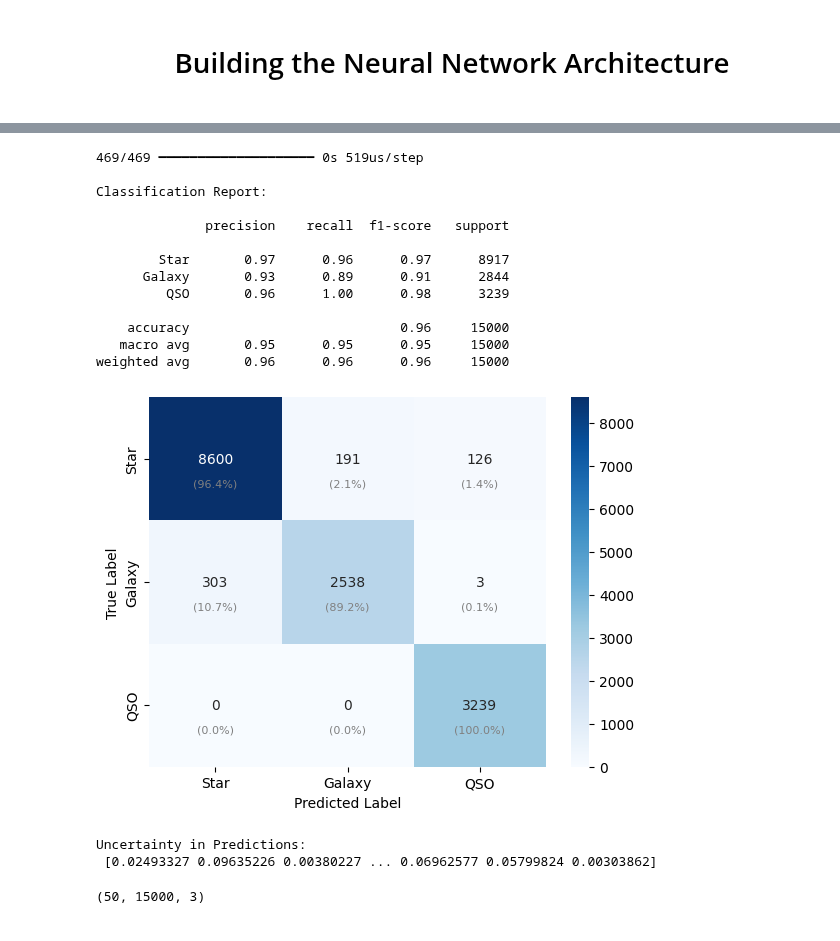
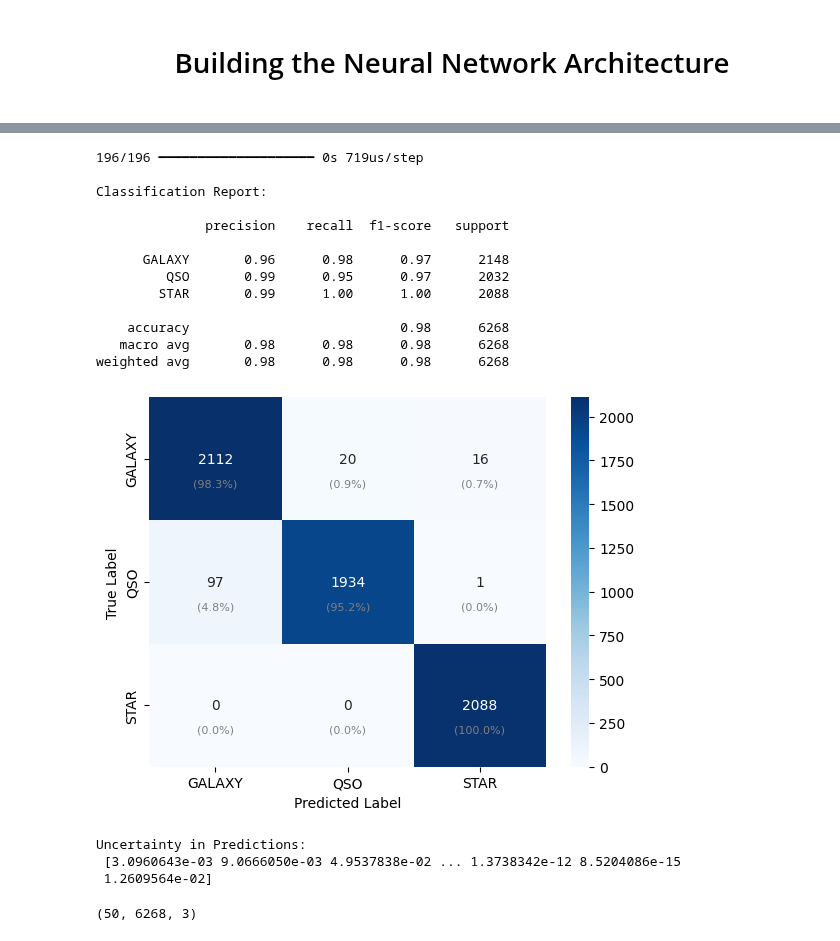
Before and after one commit to Mortti11/Deep_Learning, a Jupyter notebook: classification/keras.ipynb, the cells around one changed output, grey strips where cells are left out. Saved outputs shown, nothing was run; the diff lists cells and outputs as text; code cells hidden in the pictures.

```diff
--- a/classification/keras.ipynb
+++ b/classification/keras.ipynb
@@ -58,0 +64,5 @@ Class weights: {0: 0.5607424229680097, 1: 1.757994479897333, 2: 1.54363866506128
+# %%
+# Balacing the ds using NearMiss
+nm = NearMiss(version=2)
+X, y = nm.fit_resample(X, y)
+print("Resampled class distribution:", Counter(y))
@@ -116,15 +135,13 @@ Model: "sequential"
 # %%
 # Compiling the model:
 # I am going to use catergorical crossentropy because it is used for multi class
-model.compile(optimizer='adam', loss='categorical_crossentropy', metrics=['accuracy', tf.keras.metrics.AUC(multi_label=False)])
+model.compile(optimizer='adam', loss='categorical_crossentropy', metrics=['accuracy', tf.keras.metrics.Precision(), tf.keras.metrics.Recall()])
 # Early stopping
-early_stop = EarlyStopping(monitor='val_loss', patience=3, restore_best_weights=True, verbose=1)
+early_stop = EarlyStopping(monitor='val_loss', patience=20, restore_best_weights=True, verbose=1)
 # Reducing learning rate when stuck
-reduce_lr = ReduceLROnPlateau(monitor='val_loss',factor=0.5, patience=7, verbose=1)
-# Save best model
-checkpoint = ModelCheckpoint('best_astro_model.h5', monitor='val_accuracy', save_best_only=True, mode='max', verbose=1)
+reduce_lr = ReduceLROnPlateau(monitor='val_loss',factor=0.5, patience=5, verbose=1)
 # %%
 # Training the Model
-history = model.fit(X_train, y_train, validation_data=(X_val, y_val), epochs=30, batch_size=256, class_weight=class_weight_dict,
-                    callbacks=[early_stop, reduce_lr, checkpoint], verbose=1)
+history = model.fit(X_train, y_train, validation_data=(X_val, y_val), epochs=300, batch_size=128,
+                    callbacks=[early_stop, reduce_lr], verbose=1)
 # %% [output]
@@ -184,72 +190,71 @@ ax.legend()
 # %%
-# Make predictions
-y_pred_proba = model.predict(X_test)
-y_pred = np.argmax(y_pred_proba, axis=1)
-y_test = np.argmax(y_test, axis=1)
-# Detailed classification report
+# Making predictions
+predictions = model.predict(X_test)
+predicted_values = np.argmax(predictions, axis=1)
+correct_labels = np.argmax(y_test, axis=1)
 print("\nClassification Report:\n")
-target_names = ['Star', 'Galaxy', 'QSO']
-print(classification_report(y_test, y_pred, target_names=target_names))
+print(classification_report(correct_labels, predicted_values, target_names=class_names))
 # %% [output]
-469/469 ━━━━━━━━━━━━━━━━━━━━ 0s 519us/step
+196/196 ━━━━━━━━━━━━━━━━━━━━ 0s 719us/step
 
 Classification Report:
 
               precision    recall  f1-score   support
 
-        Star       0.97      0.96      0.97      8917
-      Galaxy       0.93      0.89      0.91      2844
-         QSO       0.96      1.00      0.98      3239
+      GALAXY       0.96      0.98      0.97      2148
+         QSO       0.99      0.95      0.97      2032
+        STAR       0.99      1.00      1.00      2088
 
-    accuracy                           0.96     15000
-   macro avg       0.95      0.95      0.95     15000
-weighted avg       0.96      0.96      0.96     15000
+    accuracy                           0.98      6268
+   macro avg       0.98      0.98      0.98      6268
+weighted avg       0.98      0.98      0.98      6268
 # %%
 # Confusion Matrix
-confusion_matrix = confusion_matrix(y_test, y_pred)
+Confusion_matrix = confusion_matrix(correct_labels, predicted_values)
 # After getting the confusion matrix, I need to convert values to float and sum each row of matrix. for dividing each row by its total
 # array must be 2D, so I use None to add new axis
-confusion_matrix_percent = confusion_matrix.astype('float') / confusion_matrix.sum(axis=1)[:, None] * 100
-sns.heatmap(confusion_matrix, fmt='d', annot=True, cmap='Blues', xticklabels=target_names, yticklabels=target_names)
+Confusion_matrix_percent = Confusion_matrix.astype('float') / Confusion_matrix.sum(axis=1)[:, None] * 100
+sns.heatmap(Confusion_matrix, fmt='d', annot=True, cmap='Blues', xticklabels=class_names, yticklabels=class_names)
 # Adding new percentages to the confusion matrix
-for  i in range(confusion_matrix.shape[0]):
-    for j in range(confusion_matrix.shape[1]):
-        plt.text(j + 0.5, i + 0.7, f'({confusion_matrix_percent[i, j]:.1f}%)',
+for  i in range(Confusion_matrix.shape[0]):
+    for j in range(Confusion_matrix.shape[1]):
+        plt.text(j + 0.5, i + 0.7, f'({Confusion_matrix_percent[i, j]:.1f}%)',
                  ha='center', va='center', fontsize=8, color='gray')
 plt.ylabel('True Label')
 plt.xlabel('Predicted Label')
 plt.show()
 # I got the code structure from:
 # https://stackoverflow.com/questions/20927368/how-to-normalize-a-confusion-matrix
-# Almost 11 % of Galaxies are misclassified as stars, I think it is because both have close redshift distributions
+# Almost  5 % of QSO is misclassified as Galaxy
 # %% [output]
-[figure, old version]
+[figure, new version]
 # %%
 #  Calculating Uncertainty Monte Carlo Dropout
-predictions = []
+prediction = []
 # 50 times gernerating predictions
 
 for _ in range(50):
-    preds = model(X_test, training=True )
-    predictions.append(preds)
+    preds = model(X_test, training=True)
+    prediction.append(preds)
 # I set up the training=True in the model which means dropout is active during prediction
 # The predictions will be different each time because of dropout
 
 
 # Converting to array and calculating statistics
-predictions = np.array(predictions)
-mean_pred = np.mean(predictions, axis=0)
-std_pred = np.std(predictions, axis=0)
+prediction = np.array(prediction)
+mean_pred = np.mean(prediction, axis=0)
+std_pred = np.std(prediction, axis=0)
 uncertainty = np.max(std_pred, axis=1)
 print("Uncertainty in Predictions:\n", uncertainty)
 # Source : https://medium.com/biased-algorithms/uncertainty-estimation-in-machine-learning-with-monte-carlo-dropout-72377f5ee276
 # %% [output]
 Uncertainty in Predictions:
- [0.02493327 0.09635226 0.00380227 ... 0.06962577 0.05799824 0.00303862]
+ [3.0960643e-03 9.0666050e-03 4.9537838e-02 ... 1.3738342e-12 8.5204086e-15
+ 1.2609564e-02]
 # %%
-predictions.shape
+prediction.shape
 # %% [output]
-(50, 15000, 3)
+(50, 6268, 3)
 # %%
 # Visualizing uncertainty
 plt.figure(figsize=(12, 5))
```
Also changed, not shown: parts of 16 cells of this notebook, 12 other files.
